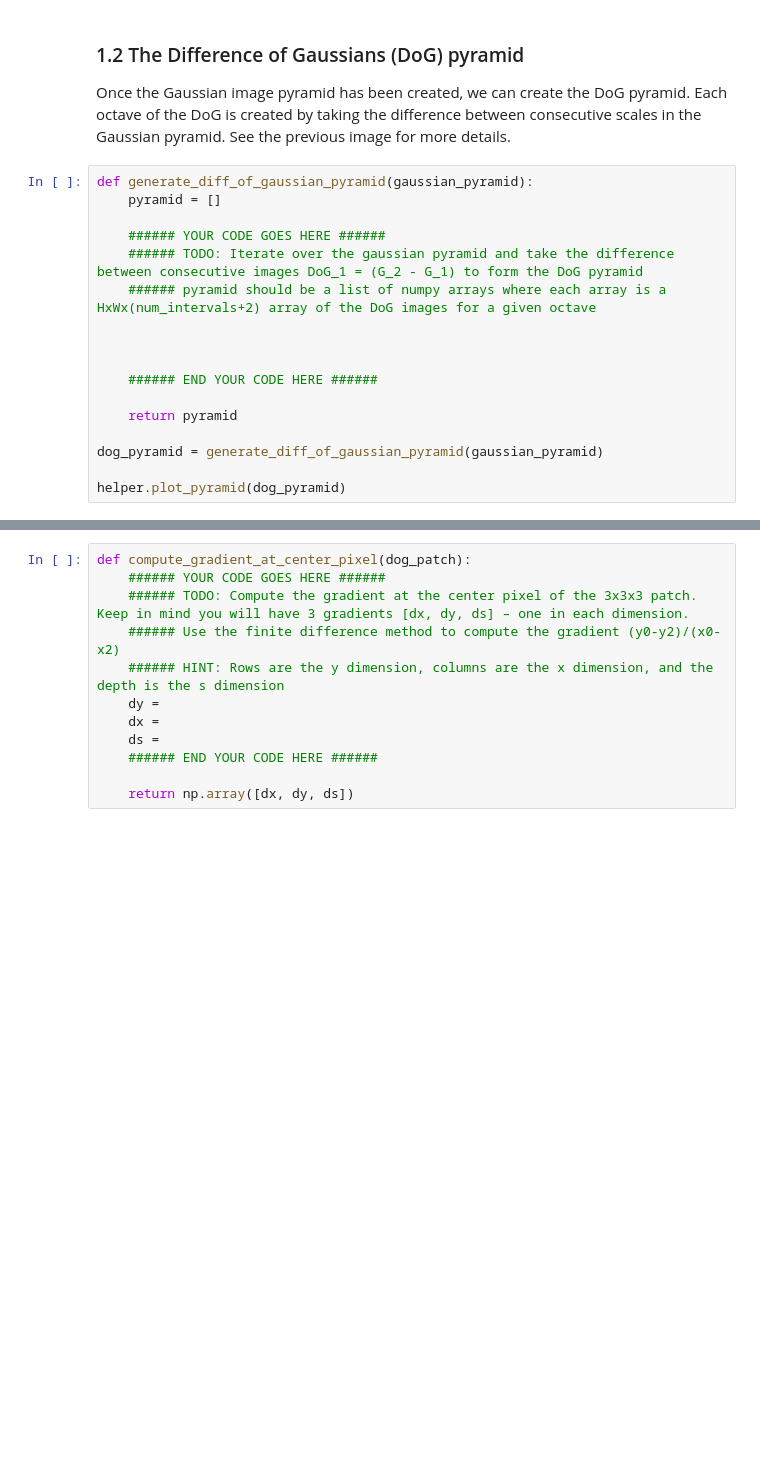
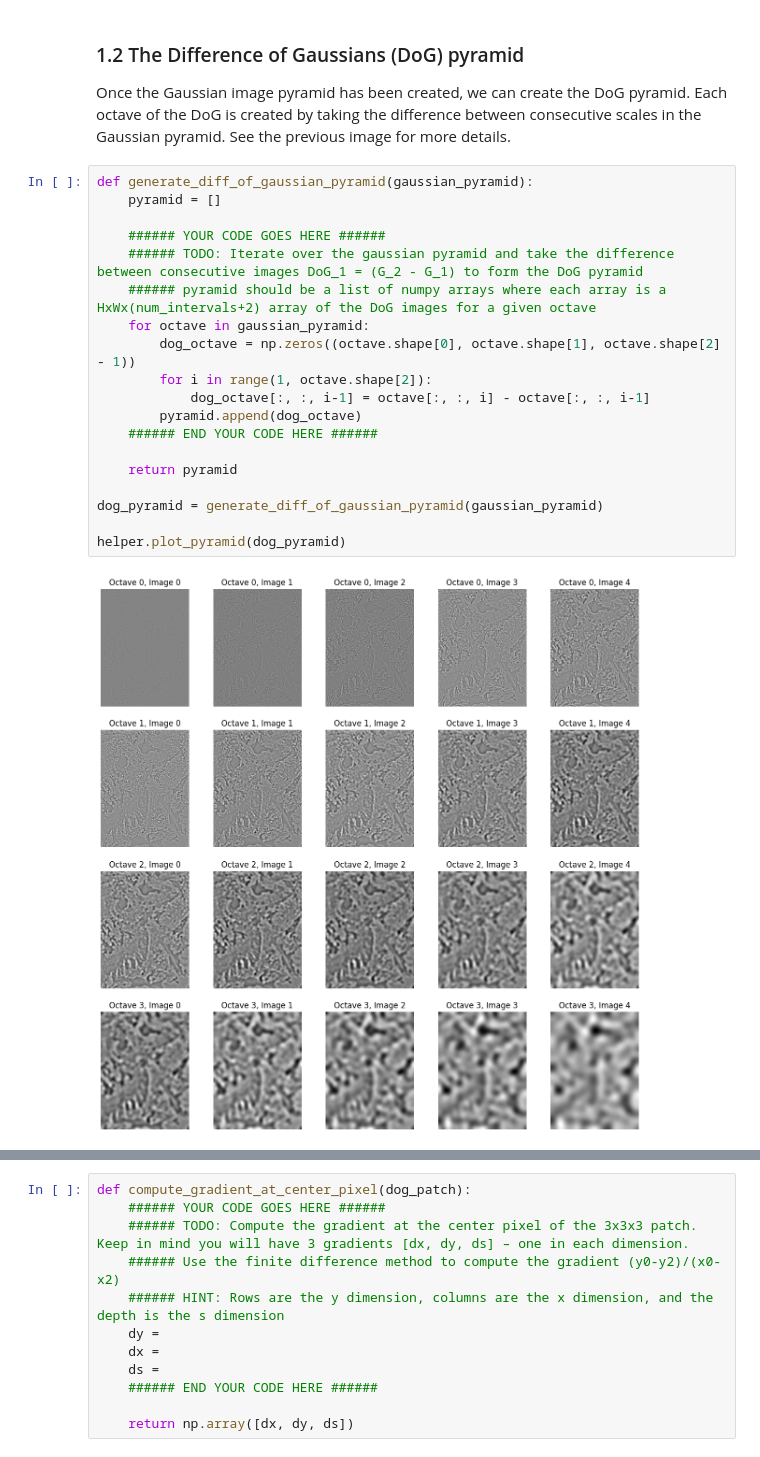
Before and after one commit to konsdibons/EPFL-ENV-408-Sensing-and-spatial-modeling-for-earth-observation, a Jupyter notebook: Exercise 2/ex01_sift_exercise/ex01_sift_exercise.ipynb, the cells around one changed output, grey strips where cells are left out. Drawn from its saved outputs; the diff is of its cells as text; blank space fills up the shorter version.

```diff
--- a/Exercise 2/ex01_sift_exercise/ex01_sift_exercise.ipynb
+++ b/Exercise 2/ex01_sift_exercise/ex01_sift_exercise.ipynb
@@ -121,20 +127,24 @@ Once the Gaussian image pyramid has been created, we can create the DoG pyramid.
 # %%
 def generate_diff_of_gaussian_pyramid(gaussian_pyramid):
     pyramid = []
 
     ###### YOUR CODE GOES HERE ######
     ###### TODO: Iterate over the gaussian pyramid and take the difference between consecutive images DoG_1 = (G_2 - G_1) to form the DoG pyramid
     ###### pyramid should be a list of numpy arrays where each array is a HxWx(num_intervals+2) array of the DoG images for a given octave
-
-
-
+    for octave in gaussian_pyramid:
+        dog_octave = np.zeros((octave.shape[0], octave.shape[1], octave.shape[2] - 1))
+        for i in range(1, octave.shape[2]):
+            dog_octave[:, :, i-1] = octave[:, :, i] - octave[:, :, i-1]
+        pyramid.append(dog_octave)
     ###### END YOUR CODE HERE ######
 
     return pyramid
 
 dog_pyramid = generate_diff_of_gaussian_pyramid(gaussian_pyramid)
 
 helper.plot_pyramid(dog_pyramid)
+# %% [output]
+[figure, added]
 # %% [markdown]
 ### 1.3 Finding Keypoints
 
```
Also changed, not shown: parts of 4 cells of this notebook.
